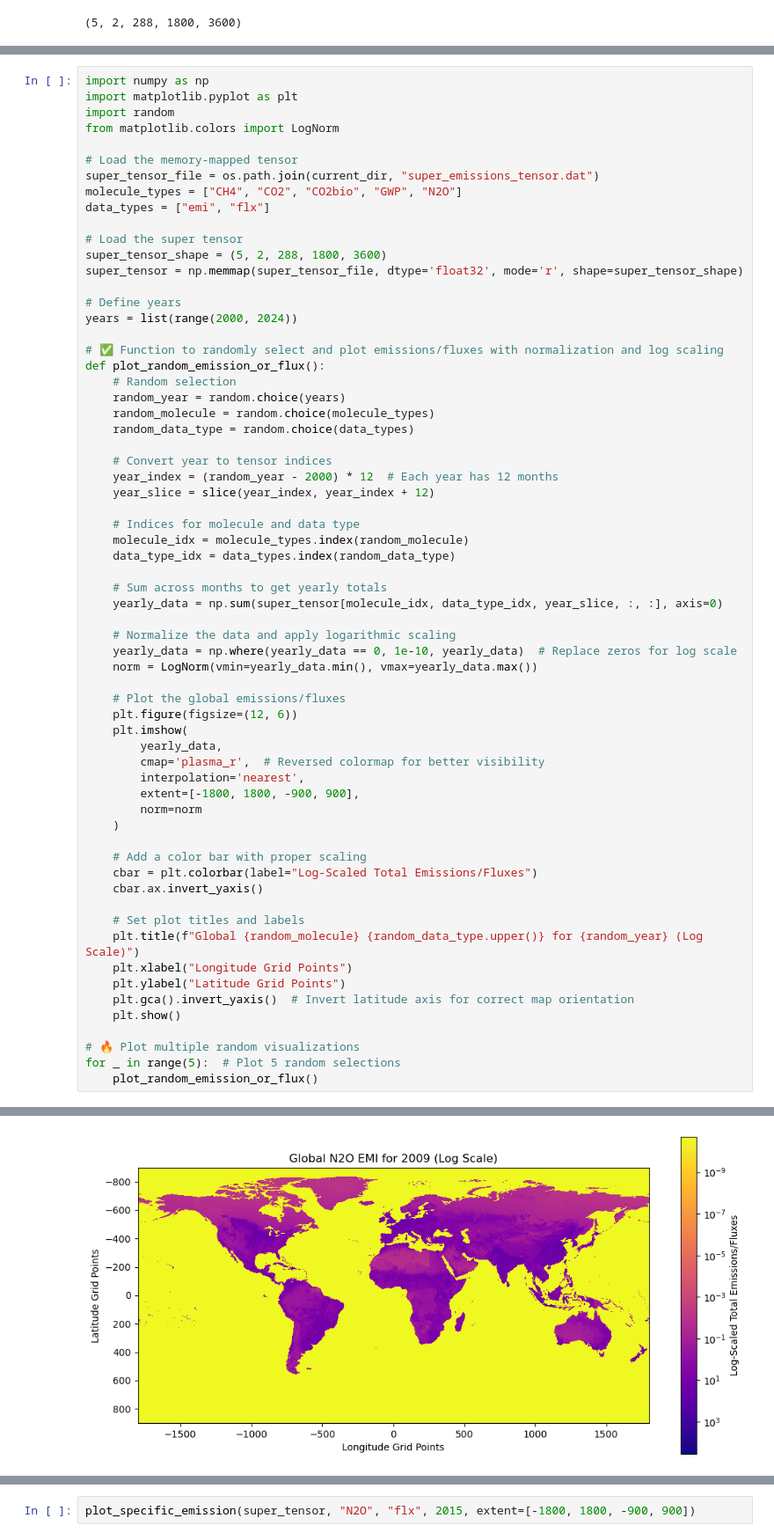
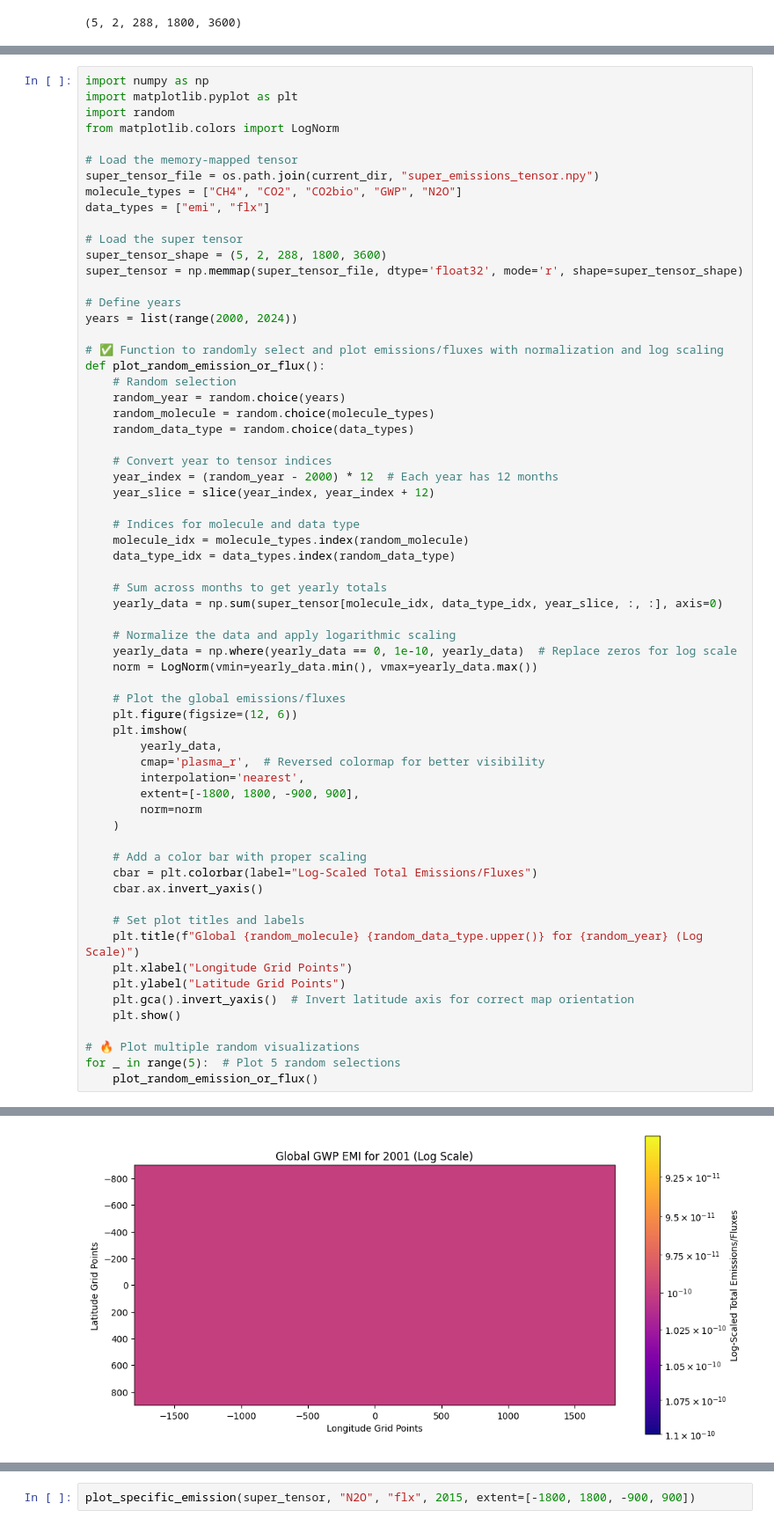
Before and after one commit to mrTSB/CS229-Final-Project, a Jupyter notebook: EDGAR/probe.ipynb, the cells around one changed output, grey strips where cells are left out. Shown at 88% size. Drawn from its saved outputs; the diff is of its cells as text.

```diff
--- a/EDGAR/probe.ipynb
+++ b/EDGAR/probe.ipynb
@@ -227,7 +233,7 @@ import random
 from matplotlib.colors import LogNorm
 
 # Load the memory-mapped tensor
-super_tensor_file = os.path.join(current_dir, "super_emissions_tensor.dat")
+super_tensor_file = os.path.join(current_dir, "super_emissions_tensor.npy")
 molecule_types = ["CH4", "CO2", "CO2bio", "GWP", "N2O"]
 data_types = ["emi", "flx"]
 
@@ -289 +295 @@ for _ in range(5):  # Plot 5 random selections
-[figure, old version]
+[figure, new version]
```
Also changed, not shown: parts of 7 cells of this notebook, 4 other files.
